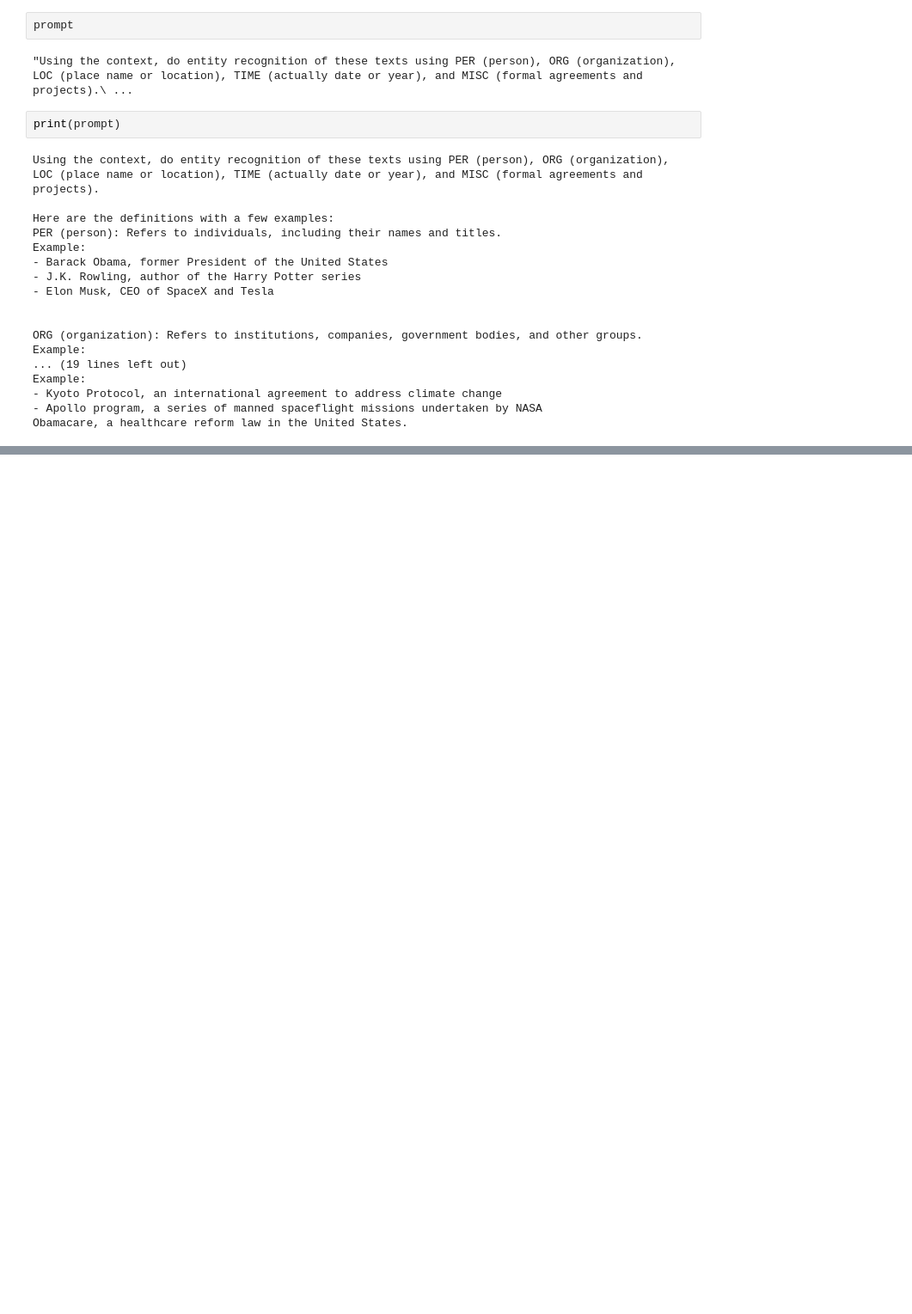
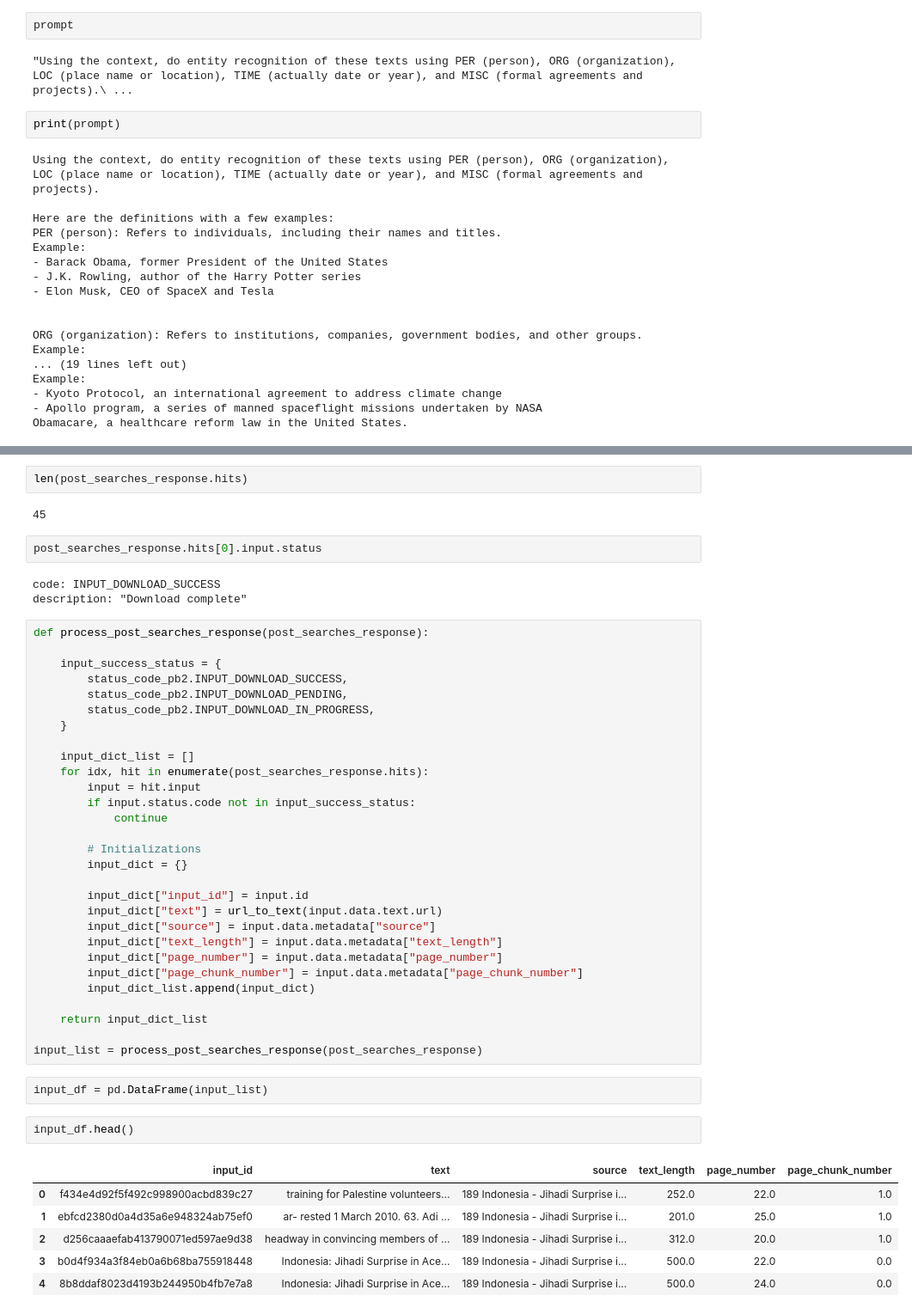
Before and after one commit to Clarifai/module-docQA, a Jupyter notebook: test.ipynb, the cells around one changed output, grey strips where cells are left out. Shown at 86% size. Cells and saved outputs as stored; diff of their text form; blank space fills up the shorter version.

```diff
--- a/test.ipynb
+++ b/test.ipynb
@@ -425,0 +744,49 @@ Obamacare, a healthcare reform law in the United States.
+# %%
+len(post_searches_response.hits)
+# %% [output]
+45
+# %%
+post_searches_response.hits[0].input.status
+# %% [output]
+code: INPUT_DOWNLOAD_SUCCESS
+description: "Download complete"
+# %%
+def process_post_searches_response(post_searches_response):
+
+    input_success_status = {
+        status_code_pb2.INPUT_DOWNLOAD_SUCCESS,
+        status_code_pb2.INPUT_DOWNLOAD_PENDING,
+        status_code_pb2.INPUT_DOWNLOAD_IN_PROGRESS,
+    }
+
+    input_dict_list = []
+    for idx, hit in enumerate(post_searches_response.hits):
+        input = hit.input
+        if input.status.code not in input_success_status:
+            continue
+
+        # Initializations
+        input_dict = {}
+
+        input_dict["input_id"] = input.id
+        input_dict["text"] = url_to_text(input.data.text.url)
+        input_dict["source"] = input.data.metadata["source"]
+        input_dict["text_length"] = input.data.metadata["text_length"]
+        input_dict["page_number"] = input.data.metadata["page_number"]
+        input_dict["page_chunk_number"] = input.data.metadata["page_chunk_number"]
+        input_dict_list.append(input_dict)
+
+    return input_dict_list
+
+input_list = process_post_searches_response(post_searches_response)
+# %%
+input_df = pd.DataFrame(input_list)
+# %%
+input_df.head()
+# %% [output]
+|  | input_id | text | source | text_length | page_number | page_chunk_number |
+| 0 | f434e4d92f5f492c998900acbd839c27 | training for Palestine volunteers... | 189 Indonesia - Jihadi Surprise i... | 252.0 | 22.0 | 1.0 |
+| 1 | ebfcd2380d0a4d35a6e948324ab75ef0 | ar- rested 1 March 2010. 63. Adi ... | 189 Indonesia - Jihadi Surprise i... | 201.0 | 25.0 | 1.0 |
+| 2 | d256caaaefab413790071ed597ae9d38 | headway in convincing members of ... | 189 Indonesia - Jihadi Surprise i... | 312.0 | 20.0 | 1.0 |
+| 3 | b0d4f934a3f84eb0a6b68ba755918448 | Indonesia: Jihadi Surprise in Ace... | 189 Indonesia - Jihadi Surprise i... | 500.0 | 22.0 | 0.0 |
+| 4 | 8b8ddaf8023d4193b244950b4fb7e7a8 | Indonesia: Jihadi Surprise in Ace... | 189 Indonesia - Jihadi Surprise i... | 500.0 | 24.0 | 0.0 |
```
Also changed, not shown: parts of 29 cells of this notebook, 4 other files.
